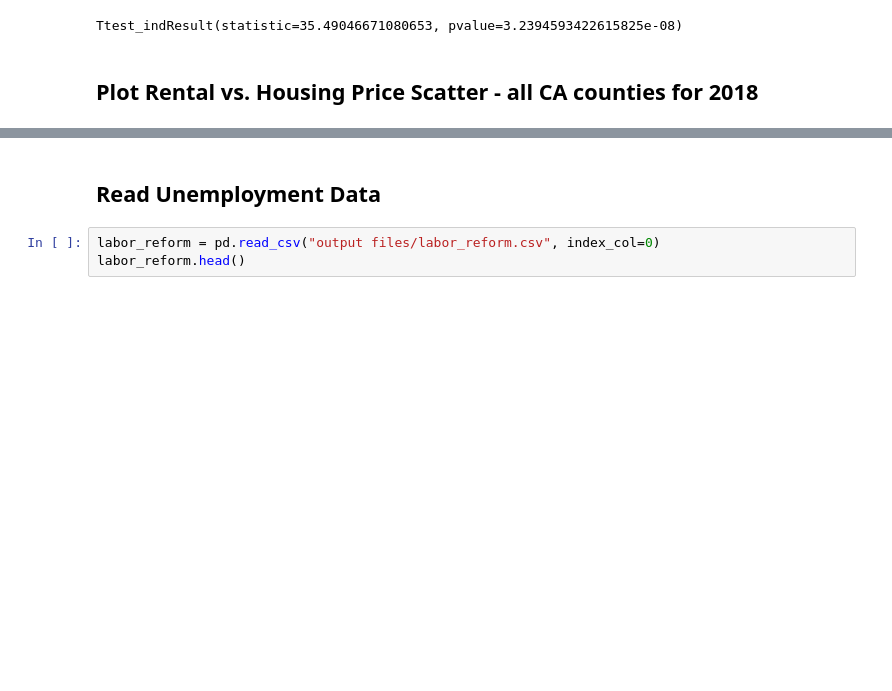
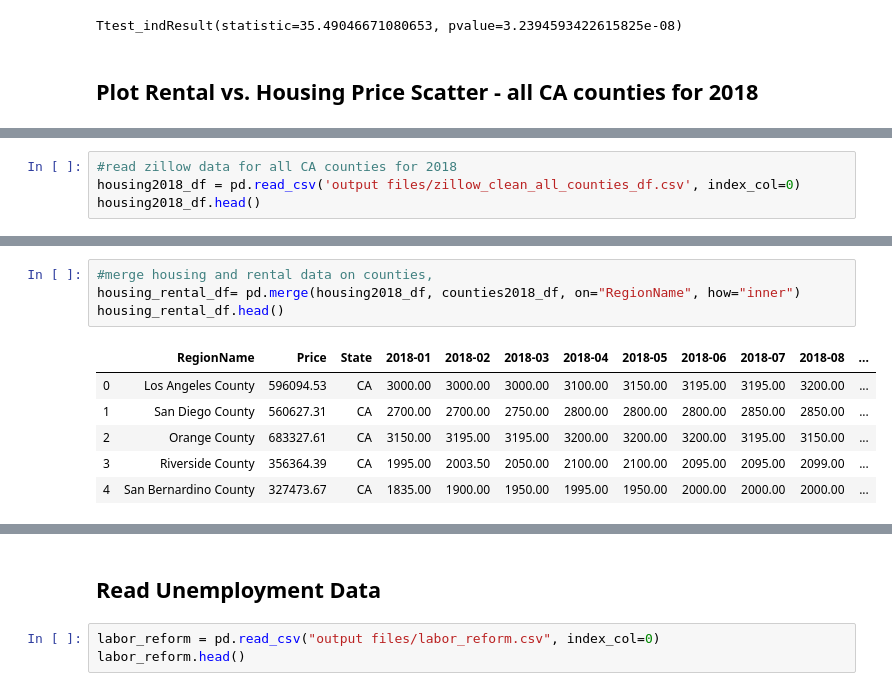
Before and after one commit to TrevorLovesMommy/Real-Estate-Project, a Jupyter notebook: Analysis.ipynb, the cells around one changed output, grey strips where cells are left out. Drawn from its saved outputs; the diff is of its cells as text; blank space fills up the shorter version.

```diff
--- a/Analysis.ipynb
+++ b/Analysis.ipynb
@@ -446,0 +425,4 @@ counties2018_df['Average 2018 Rentals'] = CAcounties_col2018_df.mean(axis=1)
+# %%
+#read zillow data for all CA counties for 2018
+housing2018_df = pd.read_csv('output files/zillow_clean_all_counties_df.csv', index_col=0)
+housing2018_df.head()
@@ -446,0 +437,11 @@ counties2018_df['Average 2018 Rentals'] = CAcounties_col2018_df.mean(axis=1)
+# %%
+#merge housing and rental data on counties,
+housing_rental_df= pd.merge(housing2018_df, counties2018_df, on="RegionName", how="inner")
+housing_rental_df.head()
+# %% [output]
+|  | RegionName | Price | State | 2018-01 | 2018-02 | 2018-03 | 2018-04 | 2018-05 | 2018-06 | 2018-07 | 2018-08 | ... |
+| 0 | Los Angeles County | 596094.53 | CA | 3000.00 | 3000.00 | 3000.00 | 3100.00 | 3150.00 | 3195.00 | 3195.00 | 3200.00 | ... |
+| 1 | San Diego County | 560627.31 | CA | 2700.00 | 2700.00 | 2750.00 | 2800.00 | 2800.00 | 2800.00 | 2850.00 | 2850.00 | ... |
+| 2 | Orange County | 683327.61 | CA | 3150.00 | 3195.00 | 3195.00 | 3200.00 | 3200.00 | 3200.00 | 3195.00 | 3150.00 | ... |
+| 3 | Riverside County | 356364.39 | CA | 1995.00 | 2003.50 | 2050.00 | 2100.00 | 2100.00 | 2095.00 | 2095.00 | 2099.00 | ... |
+| 4 | San Bernardino County | 327473.67 | CA | 1835.00 | 1900.00 | 1950.00 | 1995.00 | 1950.00 | 2000.00 | 2000.00 | 2000.00 | ... |
```
Also changed, not shown: parts of 4 cells of this notebook, 3 other files.
